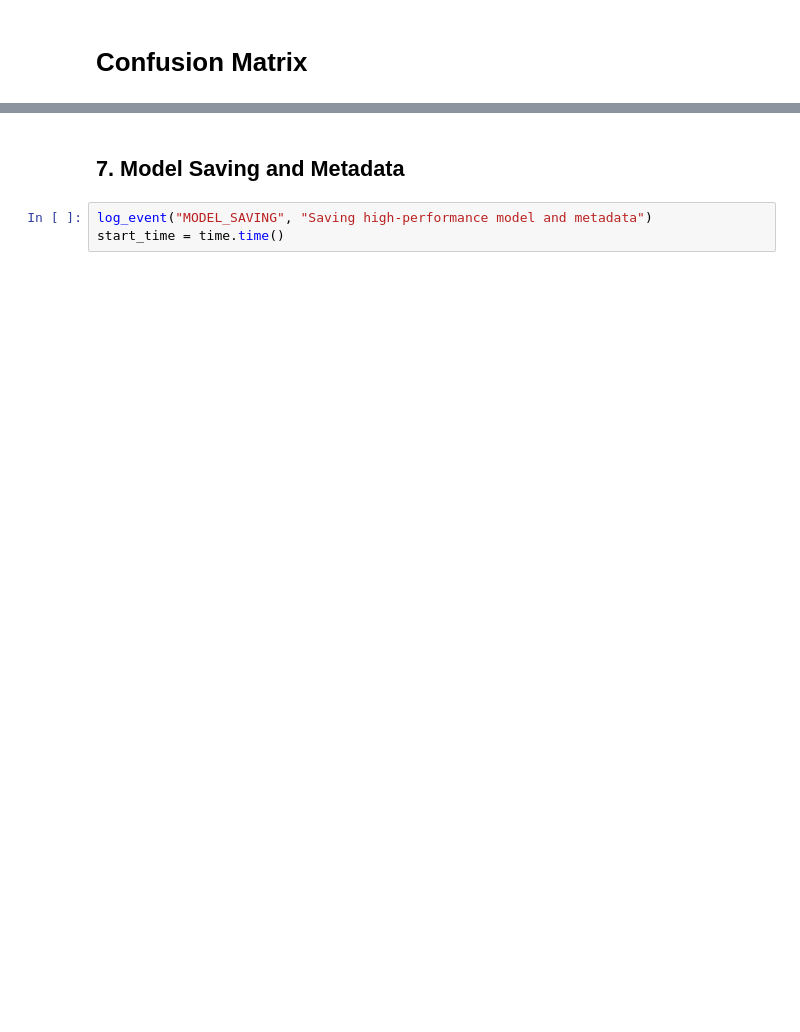
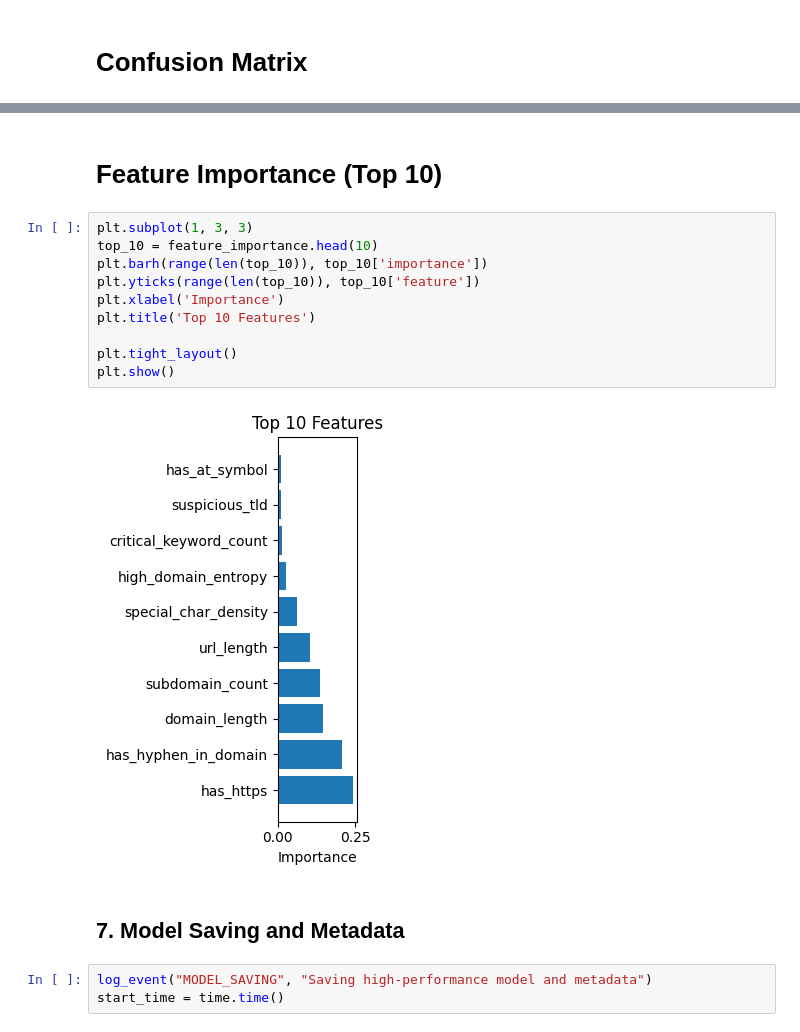
Before and after one commit to AshenDulsanka/PUSL-3190-Phisher, a Jupyter notebook: model_training/notebooks/research_focused_browser_extension.ipynb, the cells around one changed output, grey strips where cells are left out. Saved outputs shown, nothing was run; the diff lists cells and outputs as text; blank space fills up the shorter version.

```diff
--- a/model_training/notebooks/research_focused_browser_extension.ipynb
+++ b/model_training/notebooks/research_focused_browser_extension.ipynb
@@ -757,3 +792,17 @@ plt.show()
+# %% [markdown]
+# Feature Importance (Top 10)
+# %%
+plt.subplot(1, 3, 3)
+top_10 = feature_importance.head(10)
+plt.barh(range(len(top_10)), top_10['importance'])
+plt.yticks(range(len(top_10)), top_10['feature'])
+plt.xlabel('Importance')
+plt.title('Top 10 Features')
+
+plt.tight_layout()
+plt.show()
+# %% [output]
+[figure, added]
 # %% [markdown]
 ## 7. Model Saving and Metadata
 # %%
```
Also changed, not shown: parts of 49 cells of this notebook, 1 other file.
